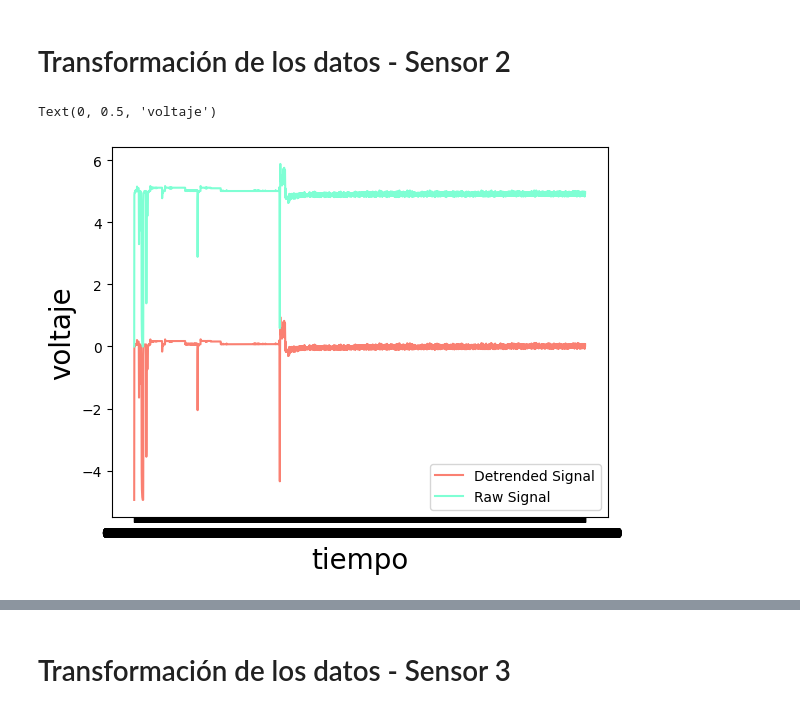
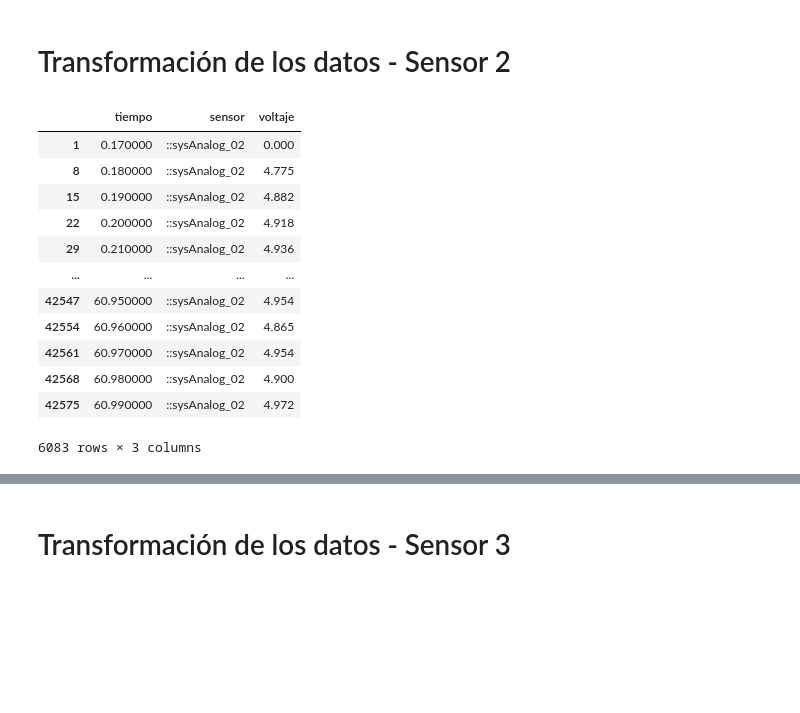
Before and after one commit to ialonsoiturbe/Motores_VR, a Jupyter notebook: datos_motor_2025.ipynb, the cells around one changed output, grey strips where cells are left out. Drawn from its saved outputs; the diff is of its cells as text; code cells hidden in the pictures; blank space fills up the shorter version.

```diff
--- a/datos_motor_2025.ipynb
+++ b/datos_motor_2025.ipynb
@@ -234,17 +159,18 @@ plt.subplots_adjust(hspace=2)
 # %% [markdown]
 # Transformación de los datos - Sensor 2
-# %%
-x2=np.array(df_sensor2.tiempo)
-y2=np.array(df_sensor2.voltaje)
-
-#Utilizamos detrend para corregir la tendencia y comparamos representandolas
-
-y2_detrend = signal.detrend(y2)
-plt.plot(x2, y2_detrend,color='salmon',label='Detrended Signal')
-plt.plot(x2,y2, color='aquamarine',label='Raw Signal')
-plt.legend()
-plt.xlabel('tiempo',fontsize=20)
-plt.ylabel('voltaje',fontsize=20)
-# %% [output]
-Text(0, 0.5, 'voltaje')
-[figure, removed]
+# %%
+df_sensor2
+# %% [output]
+|  | tiempo | sensor | voltaje |
+| 1 | 0.170000 | ::sysAnalog_02 | 0.000 |
+| 8 | 0.180000 | ::sysAnalog_02 | 4.775 |
+| 15 | 0.190000 | ::sysAnalog_02 | 4.882 |
+| 22 | 0.200000 | ::sysAnalog_02 | 4.918 |
+| 29 | 0.210000 | ::sysAnalog_02 | 4.936 |
+| ... | ... | ... | ... |
+| 42547 | 60.950000 | ::sysAnalog_02 | 4.954 |
+| 42554 | 60.960000 | ::sysAnalog_02 | 4.865 |
+| 42561 | 60.970000 | ::sysAnalog_02 | 4.954 |
+| 42568 | 60.980000 | ::sysAnalog_02 | 4.900 |
+| 42575 | 60.990000 | ::sysAnalog_02 | 4.972 |
+6083 rows × 3 columns
```
Also changed, not shown: parts of 13 cells of this notebook.
